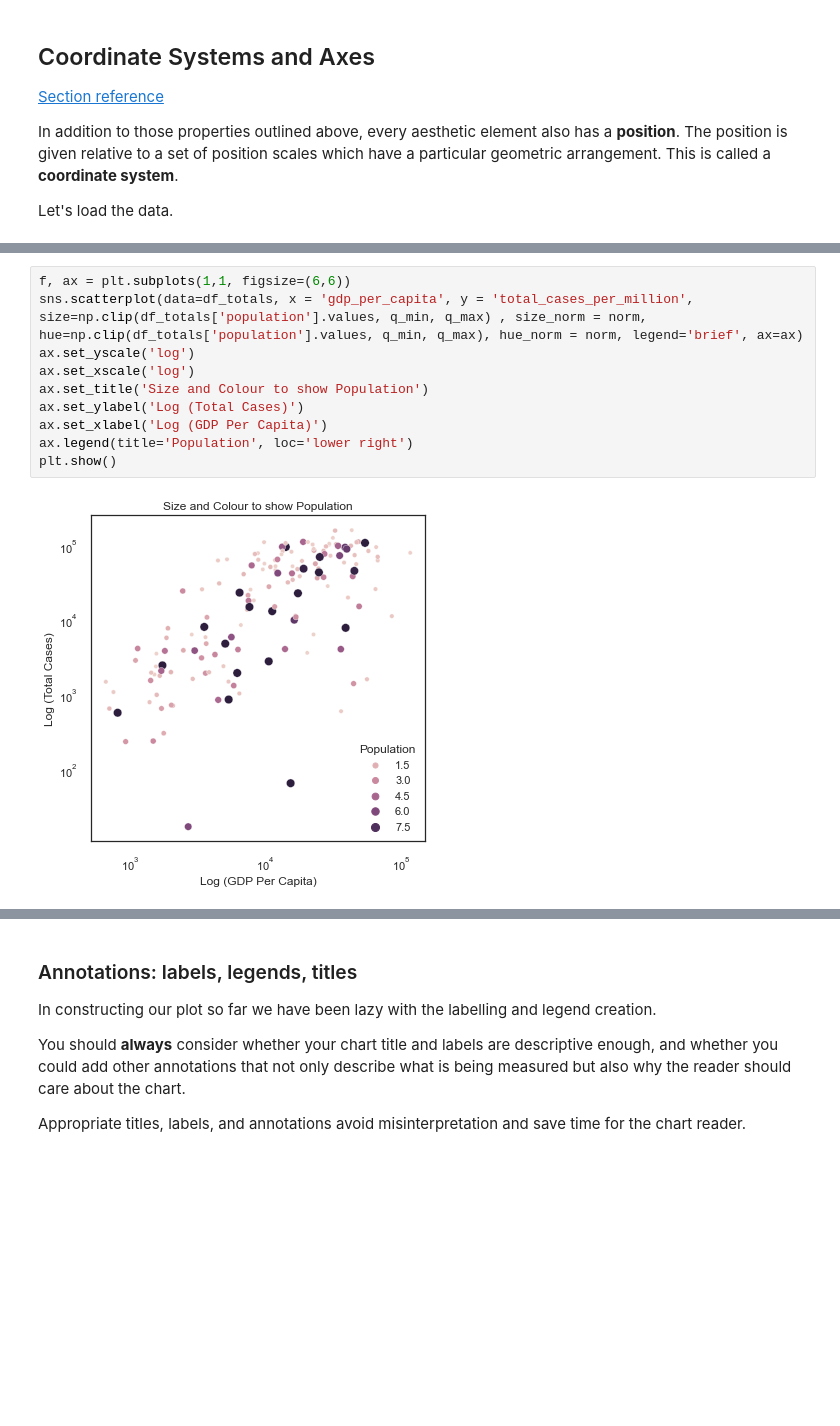
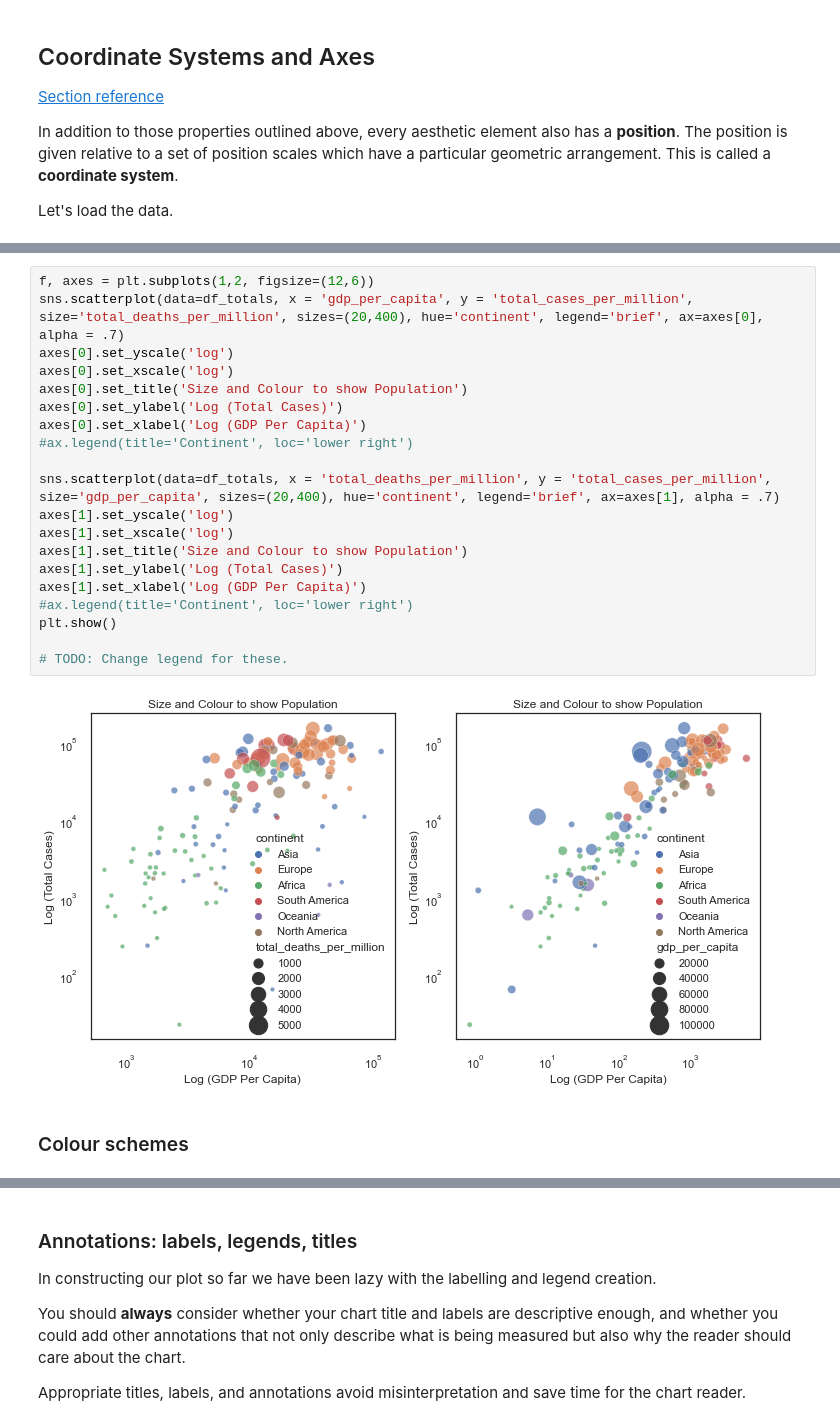
Before and after one commit to alan-turing-institute/rds-course, a Jupyter notebook: coursebook/modules/m3/scripts/mod3.2.ipynb, the cells around one changed output, grey strips where cells are left out. Cells and saved outputs as stored; diff of their text form; blank space fills up the shorter version.

```diff
--- a/coursebook/modules/m3/scripts/mod3.2.ipynb
+++ b/coursebook/modules/m3/scripts/mod3.2.ipynb
@@ -359,15 +424,29 @@ E.g.
 # %%
-f, ax = plt.subplots(1,1, figsize=(6,6))
-sns.scatterplot(data=df_totals, x = 'gdp_per_capita', y = 'total_cases_per_million', size=np.clip(df_totals['population'].values, q_min, q_max) , size_norm = norm, hue=np.clip(df_totals['population'].values, q_min, q_max), hue_norm = norm, legend='brief', ax=ax)
-ax.set_yscale('log')
-ax.set_xscale('log')
-ax.set_title('Size and Colour to show Population')
-ax.set_ylabel('Log (Total Cases)')
-ax.set_xlabel('Log (GDP Per Capita)')
-ax.legend(title='Population', loc='lower right')
+f, axes = plt.subplots(1,2, figsize=(12,6))
+sns.scatterplot(data=df_totals, x = 'gdp_per_capita', y = 'total_cases_per_million', size='total_deaths_per_million', sizes=(20,400), hue='continent', legend='brief', ax=axes[0], alpha = .7)
+axes[0].set_yscale('log')
+axes[0].set_xscale('log')
+axes[0].set_title('Size and Colour to show Population')
+axes[0].set_ylabel('Log (Total Cases)')
+axes[0].set_xlabel('Log (GDP Per Capita)')
+#ax.legend(title='Continent', loc='lower right')
+
+sns.scatterplot(data=df_totals, x = 'total_deaths_per_million', y = 'total_cases_per_million', size='gdp_per_capita', sizes=(20,400), hue='continent', legend='brief', ax=axes[1], alpha = .7)
+axes[1].set_yscale('log')
+axes[1].set_xscale('log')
+axes[1].set_title('Size and Colour to show Population')
+axes[1].set_ylabel('Log (Total Cases)')
+axes[1].set_xlabel('Log (GDP Per Capita)')
+#ax.legend(title='Continent', loc='lower right')
 plt.show()
+
+# TODO: Change legend for these.
 # %% [output]
-[figure, old version]
+[figure, new version]
+# %% [markdown]
+### Colour schemes
+
+<!-- here to a description of different colour schemes -->
 # %% [markdown]
 ### Colour to highlight
 
```
Also changed, not shown: parts of 28 cells of this notebook, 1 other file.
